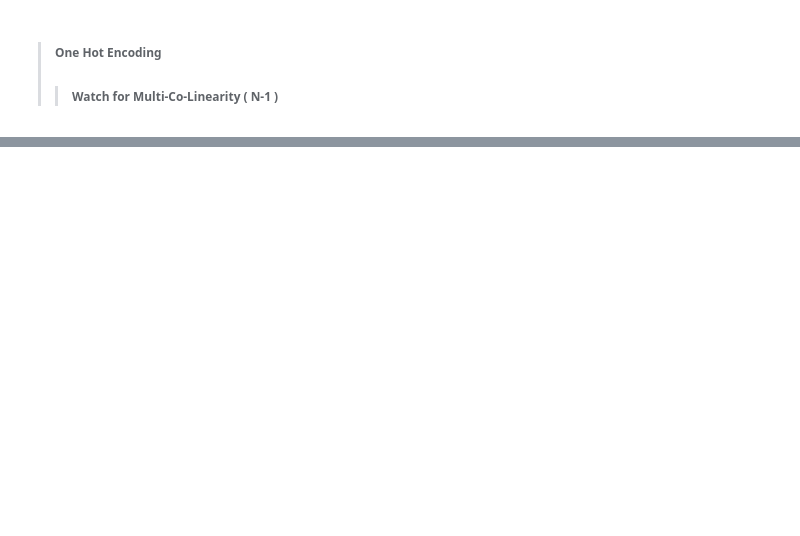
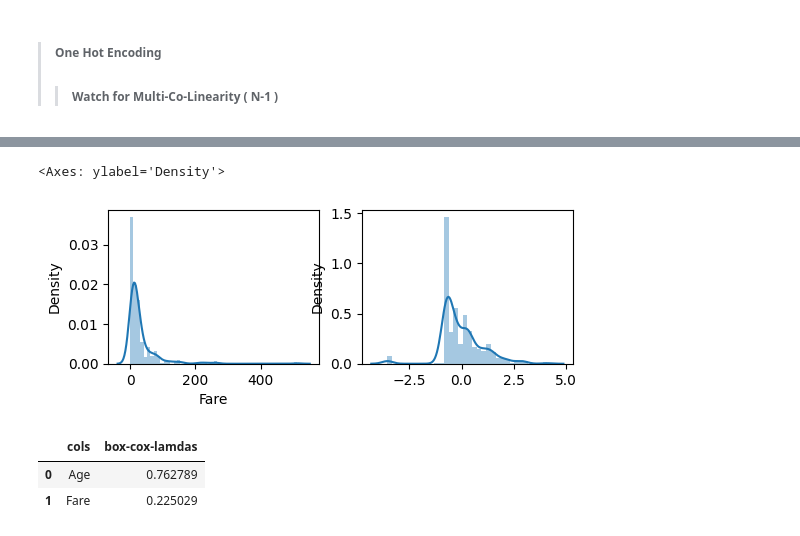
Before and after one commit to vaibhaVishwakarma/myML, a Jupyter notebook: EDA.ipynb, the cells around one changed output, grey strips where cells are left out. Saved outputs shown, nothing was run; the diff lists cells and outputs as text; code cells hidden in the pictures; blank space fills up the shorter version.

```diff
--- a/EDA.ipynb
+++ b/EDA.ipynb
@@ -398,0 +587,16 @@ edu.sample(5)
+# %%
+plt.figure(figsize=(6,2))
+plt.subplot(121)
+sns.distplot(titanic_toTransform['Fare'] , kde= True)
+plt.subplot(122)
+sns.distplot(titanic_trans[:,1] , kde= True)
+# %% [output]
+<Axes: ylabel='Density'>
+[figure, added]
+# %%
+lambdas = pd.DataFrame({'cols':titanic_toTransform.columns , 'box-cox-lamdas':pt1.lambdas_})
+lambdas
+# %% [output]
+|  | cols | box-cox-lamdas |
+| 0 | Age | 0.762789 |
+| 1 | Fare | 0.225029 |
```
Also changed, not shown: parts of 48 cells of this notebook, 2 other files.
